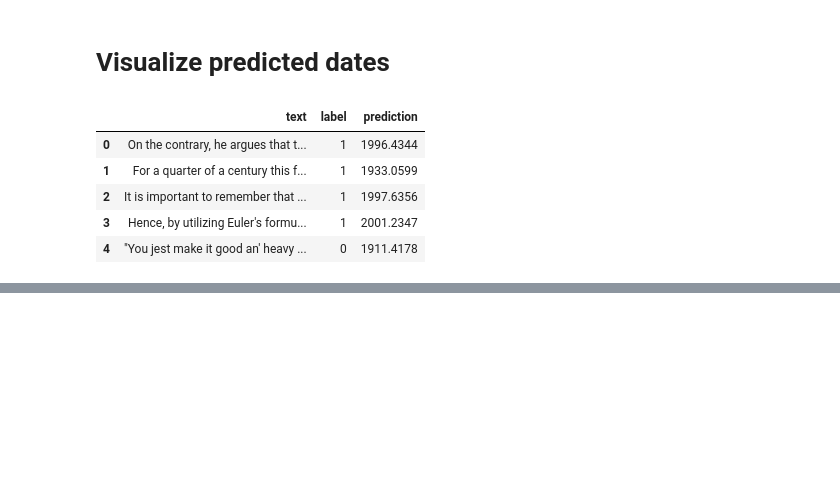
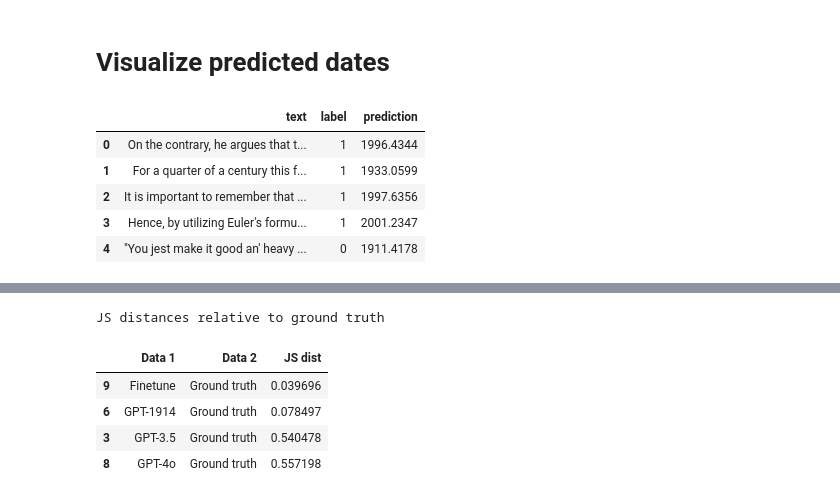
Before and after one commit to Historical-AI-Lab/GPT-1914, a Jupyter notebook: anachronism/VisualizePublicationYears.ipynb, the cells around one changed output, grey strips where cells are left out. Drawn from its saved outputs; the diff is of its cells as text; code cells hidden in the pictures; blank space fills up the shorter version.

```diff
--- a/anachronism/VisualizePublicationYears.ipynb
+++ b/anachronism/VisualizePublicationYears.ipynb
@@ -95,0 +170,10 @@ plt.show()
+# %%
+print('JS distances relative to ground truth')
+jsds.loc[jsds['Data 2']=='Ground truth'].sort_values(by=['Data 2', 'JS dist'])
+# %% [output]
+JS distances relative to ground truth
+|  | Data 1 | Data 2 | JS dist |
+| 9 | Finetune | Ground truth | 0.039696 |
+| 6 | GPT-1914 | Ground truth | 0.078497 |
+| 3 | GPT-3.5 | Ground truth | 0.540478 |
+| 8 | GPT-4o | Ground truth | 0.557198 |
```
Also changed, not shown: parts of 4 cells of this notebook, 2 other files.
